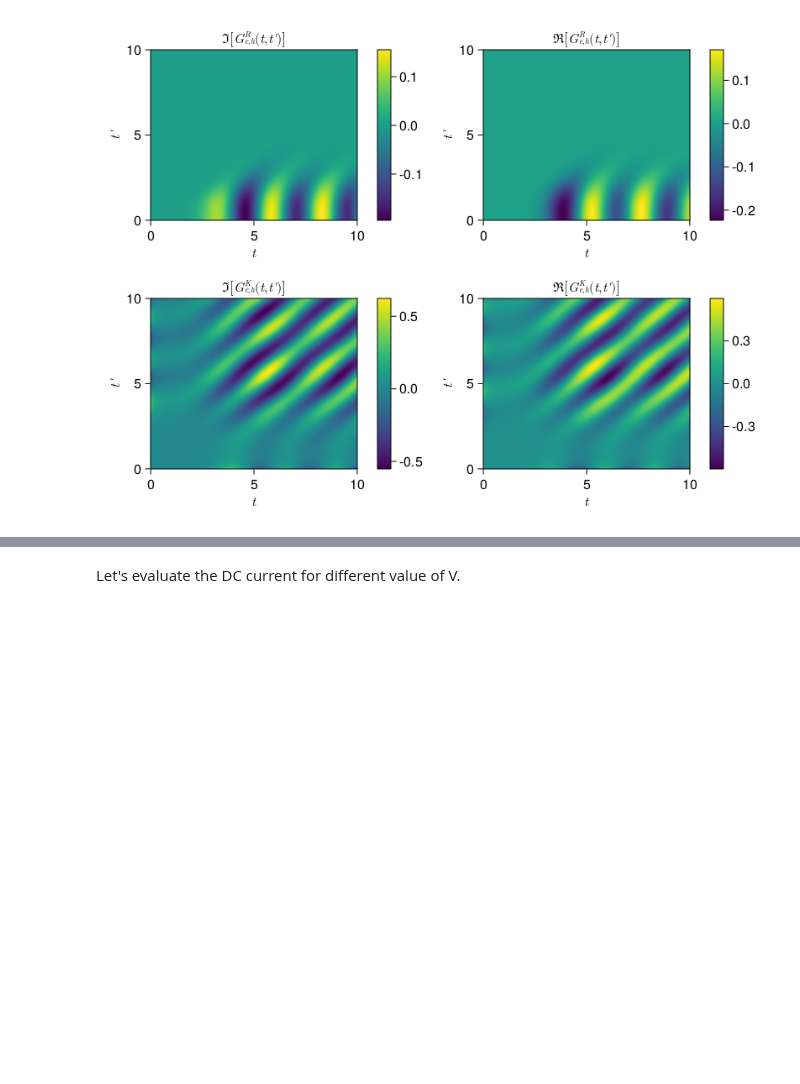
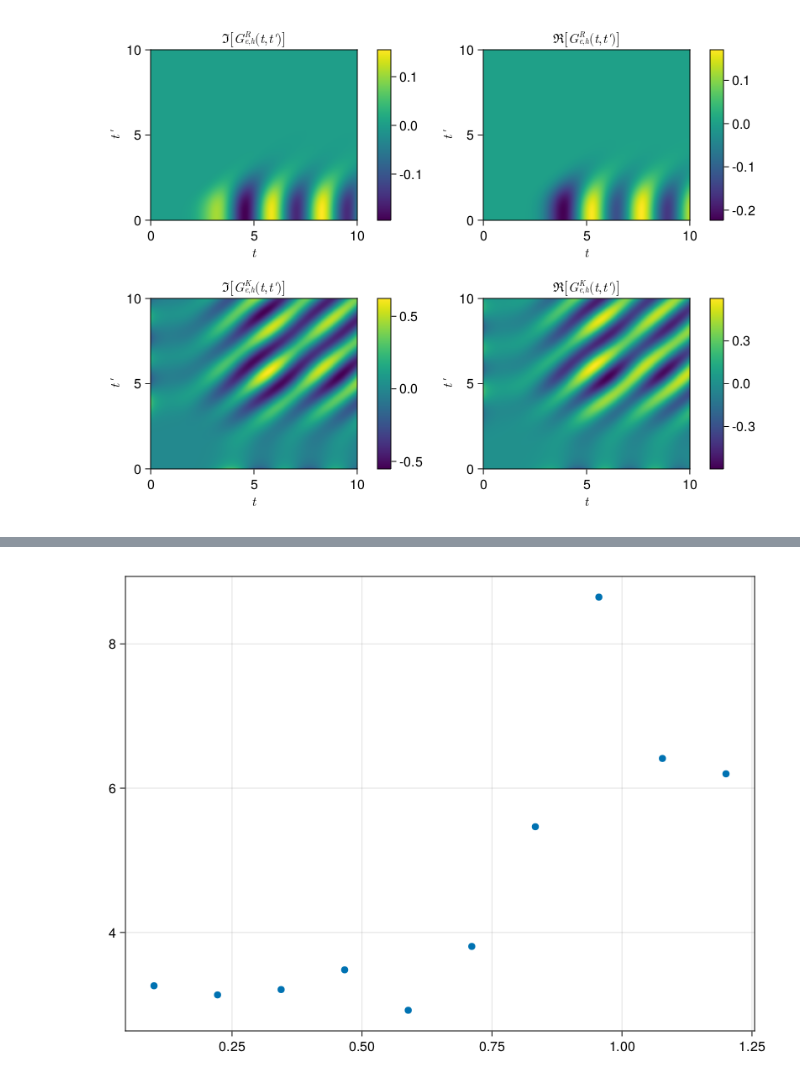
Before and after one commit to BaptisteLamic/NonEquilibriumGreenFunction.jl, a Jupyter notebook: examples/SQDS_junction.ipynb, the cells around one changed output, grey strips where cells are left out. Saved outputs shown, nothing was run; the diff lists cells and outputs as text; code cells hidden in the pictures; blank space fills up the shorter version.

```diff
--- a/examples/SQDS_junction.ipynb
+++ b/examples/SQDS_junction.ipynb
@@ -320,16 +318,14 @@ N = 6251
 # %%
-V = 0.55
-Γ = 5
-δt = 0.025
-@show δt
-p = Junction.Parameters(δt=δt, T = 250, ϕl=t -> 0, ϕr=t -> V*t, Δ = 1, Γl=Γ, Γr=0.7*Γ, β=100,η = 1/50 );
-println("N = $(Junction.axis(p)|> length)")
-@time results = Junction.simulate_junction(p)
-@time Idc = Junction.compute_average_current(results)
 using DSP
-zpk = digitalfilter(Lowpass(0.05/2pi,fs = 1/p.δt), Butterworth(5))
-f = lines(Junction.axis(p), real.(Idc))
-lines!(Junction.axis(p), real.(cumsum(Idc))./(1:length(Idc)))
-lines!(Junction.axis(p), filtfilt(zpk,real.(Idc)))
-f
+function compute_dc_current(V,η)
+    Γ = 5
+    δt = 0.05
+    p = Junction.Parameters(δt=δt, T = 150, ϕl=t -> 0, ϕr=t -> V*t, Δ = 1, Γl=Γ, Γr=0.7*Γ, β=1000,η = η );
+    println("N = $(Junction.axis(p)|> length)")
+    results = Junction.simulate_junction(p)
+    Idc = Junction.compute_average_current(results)
+    zpk = digitalfilter(Lowpass(0.05/2pi,fs = 1/p.δt), Butterworth(5))
+    filtfilt(zpk,real.(Idc))[end]
+end
+compute_dc_current(0.2,1/10)
 # %% [output]
@@ -353,13 +333,0 @@ f
-# %%
-using DSP
-function compute_dc_current(V,η)
-    Γ = 5
-    δt = 0.05
-    p = Junction.Parameters(δt=δt, T = 50, ϕl=t -> 0, ϕr=t -> V*t, Δ = 1, Γl=Γ, Γr=0.7*Γ, β=1000,η = η );
-    println("N = $(Junction.axis(p)|> length)")
-    results = Junction.simulate_junction(p)
-    Idc = Junction.compute_average_current(results)
-    zpk = digitalfilter(Lowpass(0.05/2pi,fs = 1/p.δt), Butterworth(5))
-    filtfilt(zpk,real.(Idc))[end]
-end
-compute_dc_current(0.2,0.01)
@@ -394,2 +359,4 @@ N = 5001
-# %% [markdown]
-Let's evaluate the DC current for different value of V.
+# %%
+scatter(tab_V,tab_idc,xlabel= L"V")
+# %% [output]
+[figure, added]
```
Also changed, not shown: parts of 8 cells of this notebook, 1 other file.
